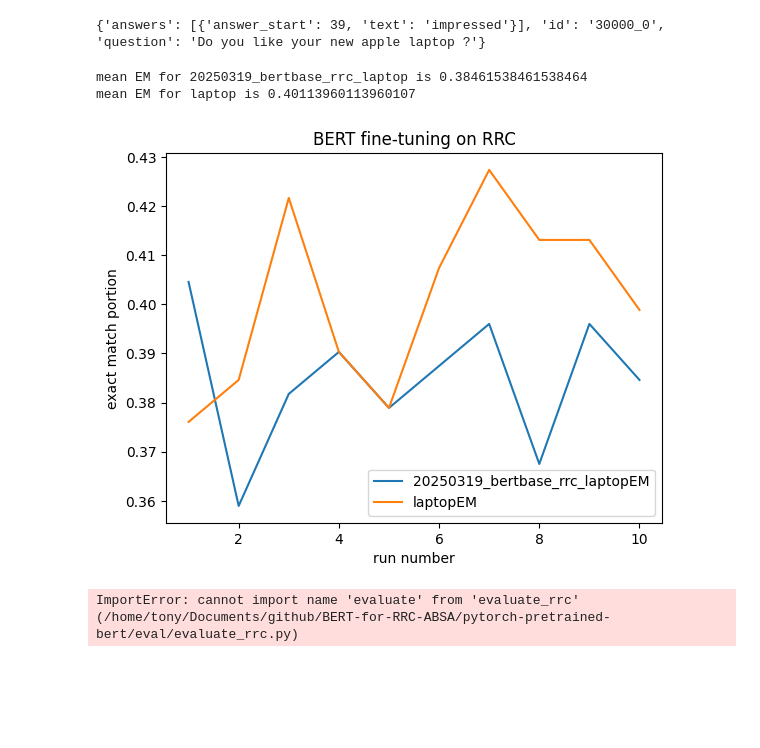
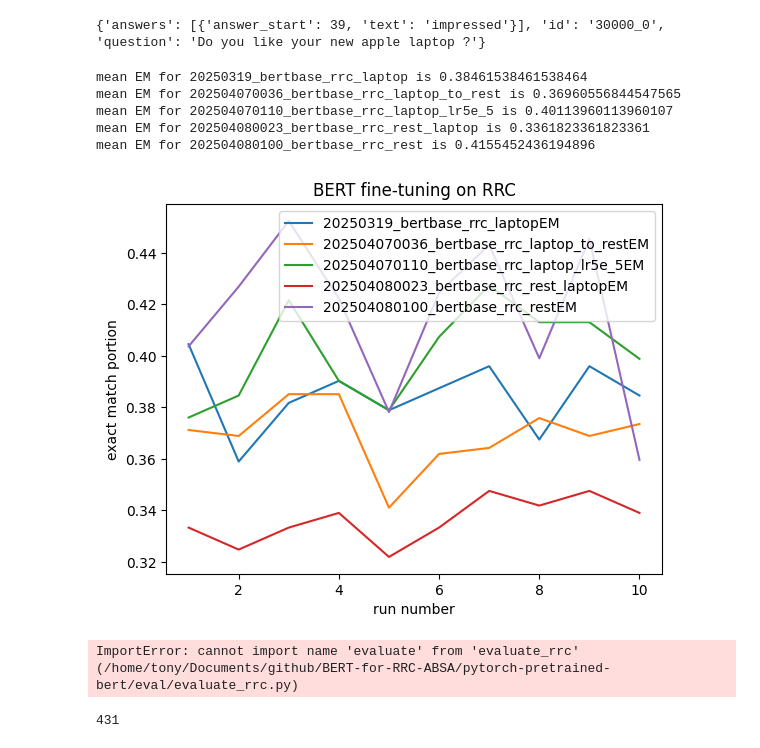
Before and after one commit to tonytang9544/BERT-for-RRC-ABSA, a Jupyter notebook: pytorch-pretrained-bert/eval/eval.ipynb, the cells around one changed output. Cells and saved outputs as stored; diff of their text form; code cells hidden in the pictures; blank space fills up the shorter version.

```diff
--- a/pytorch-pretrained-bert/eval/eval.ipynb
+++ b/pytorch-pretrained-bert/eval/eval.ipynb
@@ -140,7 +140,6 @@ import json
 import os
 import matplotlib.pyplot as plt
 import numpy as np
-from sklearn.metrics import precision_recall_fscore_support
 
 output_dirs = [
     # "../run/pt_rrc/20250319_bertlarge_rrc_laptop",
@@ -155,7 +154,10 @@ rest_test_truth = "../data/rrc/rest/converted_test.json"
 
 output_dir_and_dataset = [
     ["../run/pt_rrc/20250319_bertbase_rrc_laptop", laptop_test_truth],
-    ["../run/pt_rrc/laptop", laptop_test_truth],
+    ["../run/pt_rrc/202504070036_bertbase_rrc_laptop_to_rest", rest_test_truth],
+    ["../run/pt_rrc/202504070110_bertbase_rrc_laptop_lr5e_5", laptop_test_truth],
+    ["../run/pt_rrc/202504080023_bertbase_rrc_rest_laptop", laptop_test_truth],
+    ["../run/pt_rrc/202504080100_bertbase_rrc_rest", rest_test_truth]
 ]
 
 
@@ -175,35 +177,38 @@ for output_dir, dumped_test_truth in output_dir_and_dataset:
         f1 = 0
         num_f1 = 0
         for each_key in truth_dict.keys():
             if results[each_key] in truth_dict[each_key]:# and len(results[each_key]) == len(truth_dict[each_key]):
 
                 exact_match += 1
 
 
         exact_matches.append(exact_match/len(results))
         # f1_scores.append(f1/num_f1)
 
 
 
     plt.plot(runs, exact_matches, label=(output_dir.split("/")[-1] + "EM"))
     # plt.plot(runs, f1_scores, label=(output_dir.split("/")[-1] + "f1"))
 
     print(f"mean EM for {output_dir.split("/")[-1]} is {np.mean(exact_matches)}")
     # print(f"mean EM for {output_dir.split("/")[-1]} is {np.mean(f1_scores)}")
 
 
 plt.legend()
 plt.xlabel("run number")
 plt.ylabel("exact match portion")
 plt.title("BERT fine-tuning on RRC")
 plt.show()
 
 
 # print(f"mean accuracy = {np.mean(scores[:, 0])} and mean F1 score = {np.mean(scores[:, 1])}")
 # %% [output]
 mean EM for 20250319_bertbase_rrc_laptop is 0.38461538461538464
-mean EM for laptop is 0.40113960113960107
+mean EM for 202504070036_bertbase_rrc_laptop_to_rest is 0.36960556844547565
+mean EM for 202504070110_bertbase_rrc_laptop_lr5e_5 is 0.40113960113960107
+mean EM for 202504080023_bertbase_rrc_rest_laptop is 0.3361823361823361
+mean EM for 202504080100_bertbase_rrc_rest is 0.4155452436194896
-[figure, old version]
+[figure, new version]
 # %%
 from sklearn.metrics import f1_score
 
@@ -296,3 +301,22 @@ for RUN in range(1, runs+1):
     json.dumps(evaluate(predictions=predictions, dataset=truth))
 # %% [output]
 ImportError: cannot import name 'evaluate' from 'evaluate_rrc' (/home/tony/Documents/github/BERT-for-RRC-ABSA/pytorch-pretrained-bert/eval/evaluate_rrc.py)
+# %%
+import json, os
+
+test_file = "../data/rrc/rest/test.json"
+dumped_test_truth = "../data/rrc/rest/converted_test.json"
+
+# load the ground truth
+with open(test_file, "r") as f:
+    truth = json.load(f)
+
+truth_dict = {}
+for each_data in truth["data"]:
+    for each_paragraph in each_data["paragraphs"]:
+        for each_qa in each_paragraph["qas"]:
+            truth_dict[each_qa["id"]] = [i["text"] for i in each_qa["answers"]]
+
+print(len(truth_dict))
+# %% [output]
+431
```
Also changed, not shown: 1 other file.
